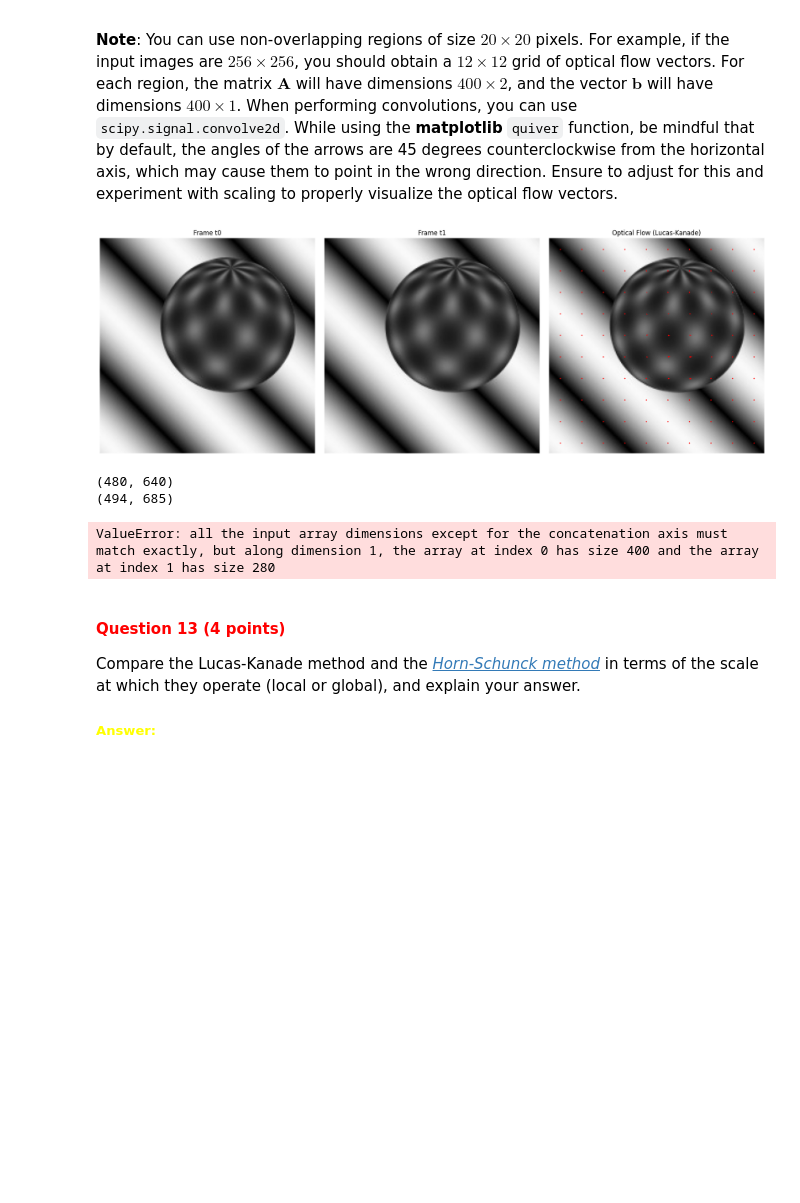
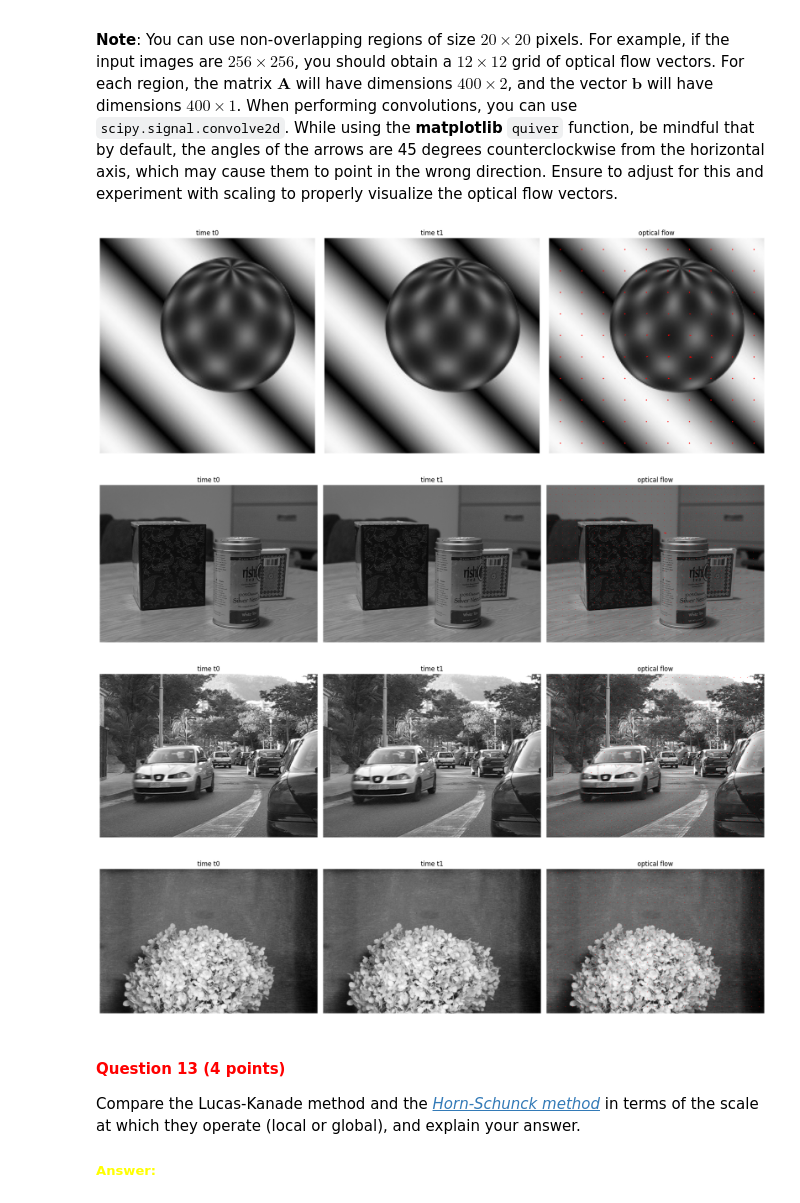
Before and after one commit to dauakarajeanes/cv1-lab-3, a Jupyter notebook: cv1-lab-3_mauro.ipynb, the cells around one changed output. Drawn from its saved outputs; the diff is of its cells as text; code cells hidden in the pictures; blank space fills up the shorter version.

```diff
--- a/cv1-lab-3_mauro.ipynb
+++ b/cv1-lab-3_mauro.ipynb
@@ -579,10 +579,10 @@ def calculate_image_subregions(image_time_0, image_derivative_x, image_derivativ
     subregions_derivative_time = []
 
     h,w = image_time_0.shape
-    for i in range(0,h,region_size):
-        for j in range(0, w, region_size):
+    for i in range(0, h - h % region_size, region_size):
+        for j in range(0, w - w % region_size, region_size):
             subregions_derivative_x.append(image_derivative_x[i:i+region_size, j:j+region_size])
-            subregions_derivative_y.append(image_derivative_y[j:j+region_size, j:j+region_size])
+            subregions_derivative_y.append(image_derivative_y[i:i+region_size, j:j+region_size])
             subregions_derivative_time.append(image_derivative_time[i:i+region_size, j:j+region_size])
 
     return subregions_derivative_x, subregions_derivative_y, subregions_derivative_time
@@ -639,8 +639,8 @@ def calculate_optical_flow_lucas_kanade(image_time_0, image_time_1, region_size=
 
     subregion_centers = []
     h,w = image_time_0.shape
-    for i in range(0, h, region_size):
-        for j in range(0, w, region_size):
+    for i in range(0, h - h % region_size, region_size):
+        for j in range(0, w - w % region_size, region_size):
             c_y = i + region_size / 2
             c_x = j + region_size / 2
             subregion_centers.append((c_x, c_y))
@@ -666,23 +666,20 @@ def plot_optical_flow_with_images(image_time_0, image_time_1, subregion_centers,
     # YOUR CODE HERE
     fig, axes = plt.subplots(1, 3, figsize=(18, 6))
 
-    # Plot image at t0
     axes[0].imshow(image_time_0, cmap='gray')
-    axes[0].set_title('Frame t0')
+    axes[0].set_title('time t0')
     axes[0].axis('off')
 
-    # Plot image at t1
     axes[1].imshow(image_time_1, cmap='gray')
-    axes[1].set_title('Frame t1')
+    axes[1].set_title('time t1')
     axes[1].axis('off')
 
-    # Plot optical flow
     axes[2].imshow(image_time_0, cmap='gray')
     axes[2].quiver(
         c_x_list, c_y_list, np.array(flow_vectors_x), -np.array(flow_vectors_y),
         color='r', angles='xy', scale_units='xy', scale=1
     )
-    axes[2].set_title('Optical Flow (Lucas-Kanade)')
+    axes[2].set_title('optical flow')
     axes[2].axis('off')
 
     plt.tight_layout()
@@ -690,32 +687,27 @@ def plot_optical_flow_with_images(image_time_0, image_time_1, subregion_centers,
 # %%
 # YOUR CODE HERE
 sphere1,sphere2 = [convert_image_to_grayscale("./images/sphere1.jpg"),convert_image_to_grayscale("./images/sphere2.jpg")]
 table1,table2 = [convert_image_to_grayscale("./images/table1.jpg"),convert_image_to_grayscale("./images/table2.jpg")]
 car1,car2 = [convert_image_to_grayscale("./images/car1.jpg"),convert_image_to_grayscale("./images/car2.jpg")]
 plant1,plant2 = [convert_image_to_grayscale("./images/plant1.jpg"),convert_image_to_grayscale("./images/plant2.jpg")]
 
 centers, flow_x, flow_y = calculate_optical_flow_lucas_kanade(sphere1, sphere2, region_size=20)
 plot_optical_flow_with_images(sphere1, sphere2, centers, flow_x, flow_y)
 
-
-print(car1.shape)
-print(table1.shape)
 centers, flow_x, flow_y = calculate_optical_flow_lucas_kanade(table1,table2, region_size=20)
 plot_optical_flow_with_images(table1,table2, centers, flow_x, flow_y)
 
 
 centers, flow_x, flow_y = calculate_optical_flow_lucas_kanade(car1,car2, region_size=20)
 plot_optical_flow_with_images(car1,car2, centers, flow_x, flow_y)
 
-
-print(plant1.shape[0] %20, plant1.shape[1] %20)
-centers, flow_x, flow_y = calculate_optical_flow_lucas_kanade(plant1,plant2, region_size=4)
+centers, flow_x, flow_y = calculate_optical_flow_lucas_kanade(plant1,plant2, region_size=20)
 plot_optical_flow_with_images(plant1,plant2, centers, flow_x, flow_y)
 # %% [output]
-[figure, old version]
+[figure, new version]
-(480, 640)
-(494, 685)
-ValueError: all the input array dimensions except for the concatenation axis must match exactly, but along dimension 1, the array at index 0 has size 400 and the array at index 1 has size 280
+[figure, added]
+[figure, added]
+[figure, added]
 # %% [markdown]
 <a id="question-13"></a>
 #### <font color='#FF0000'>Question 13 (4 points)</font>
```
